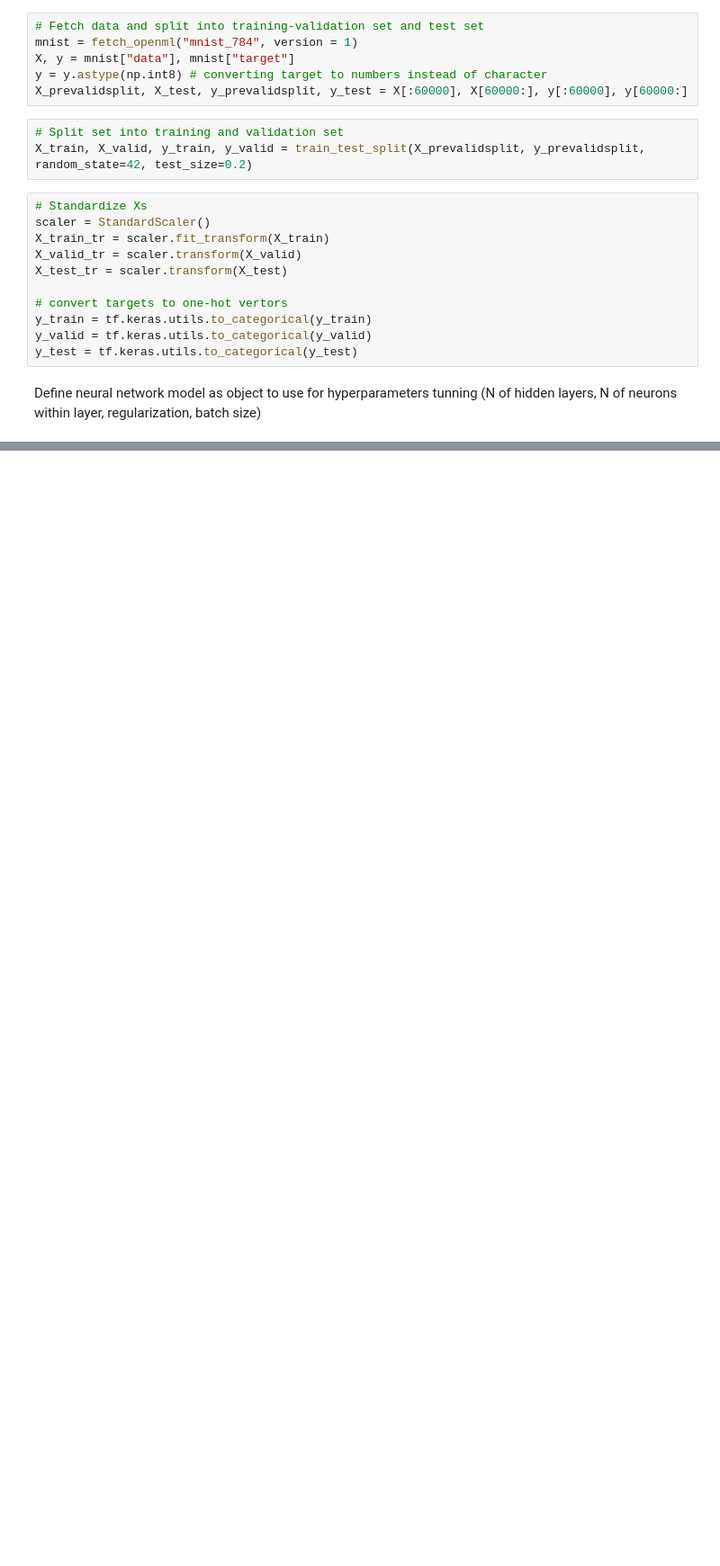
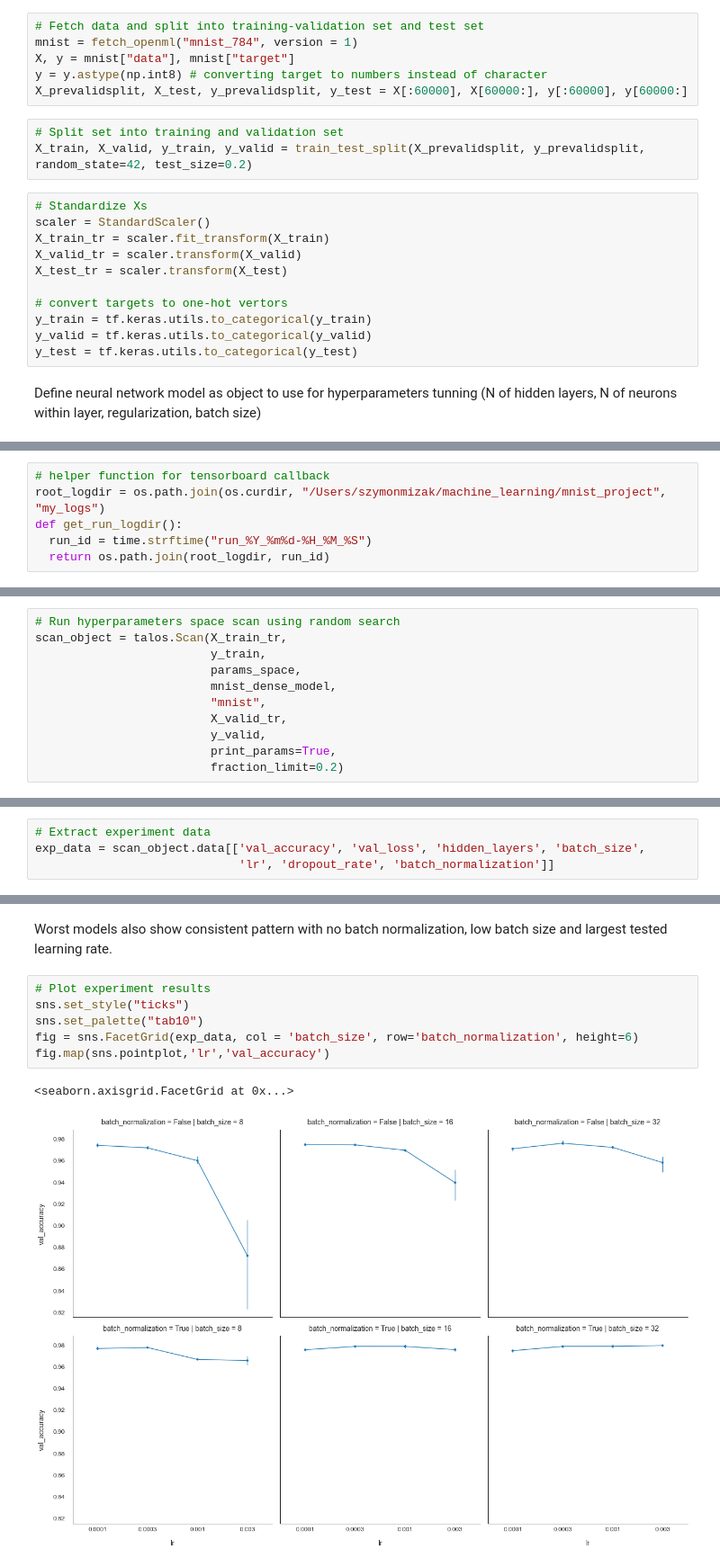
Before and after one commit to SzymonMizak/mnist_project, a Jupyter notebook: jupyter/notebook.ipynb, the cells around one changed output, grey strips where cells are left out. Shown at 90% size. Cells and saved outputs as stored; diff of their text form; blank space fills up the shorter version.

Commit message:
switching to talos

```diff
--- a/jupyter/notebook.ipynb
+++ b/jupyter/notebook.ipynb
@@ -87,0 +41,6 @@ grid_search_cv.best_params_
+# %%
+# helper function for tensorboard callback
+root_logdir = os.path.join(os.curdir, "/Users/szymonmizak/machine_learning/mnist_project", "my_logs")
+def get_run_logdir():
+  run_id = time.strftime("run_%Y_%m%d-%H_%M_%S")
+  return os.path.join(root_logdir, run_id)
@@ -87,0 +96,11 @@ grid_search_cv.best_params_
+# %%
+# Run hyperparameters space scan using random search
+scan_object = talos.Scan(X_train_tr,
+                         y_train,
+                         params_space,
+                         mnist_dense_model,
+                         "mnist",
+                         X_valid_tr,
+                         y_valid,
+                         print_params=True,
+                         fraction_limit=0.2)
@@ -87,0 +121,4 @@ grid_search_cv.best_params_
+# %%
+# Extract experiment data
+exp_data = scan_object.data[['val_accuracy', 'val_loss', 'hidden_layers', 'batch_size',
+                             'lr', 'dropout_rate', 'batch_normalization']]
@@ -87,0 +157,11 @@ grid_search_cv.best_params_
+# %% [markdown]
+Worst models also show consistent pattern with no batch normalization, low batch size and largest tested learning rate.
+# %%
+# Plot experiment results
+sns.set_style("ticks")
+sns.set_palette("tab10")
+fig = sns.FacetGrid(exp_data, col = 'batch_size', row='batch_normalization', height=6)
+fig.map(sns.pointplot,'lr','val_accuracy')
+# %% [output]
+<seaborn.axisgrid.FacetGrid at 0x...>
+[figure, added]
```
Also changed, not shown: parts of 22 cells of this notebook, 1 other file.
